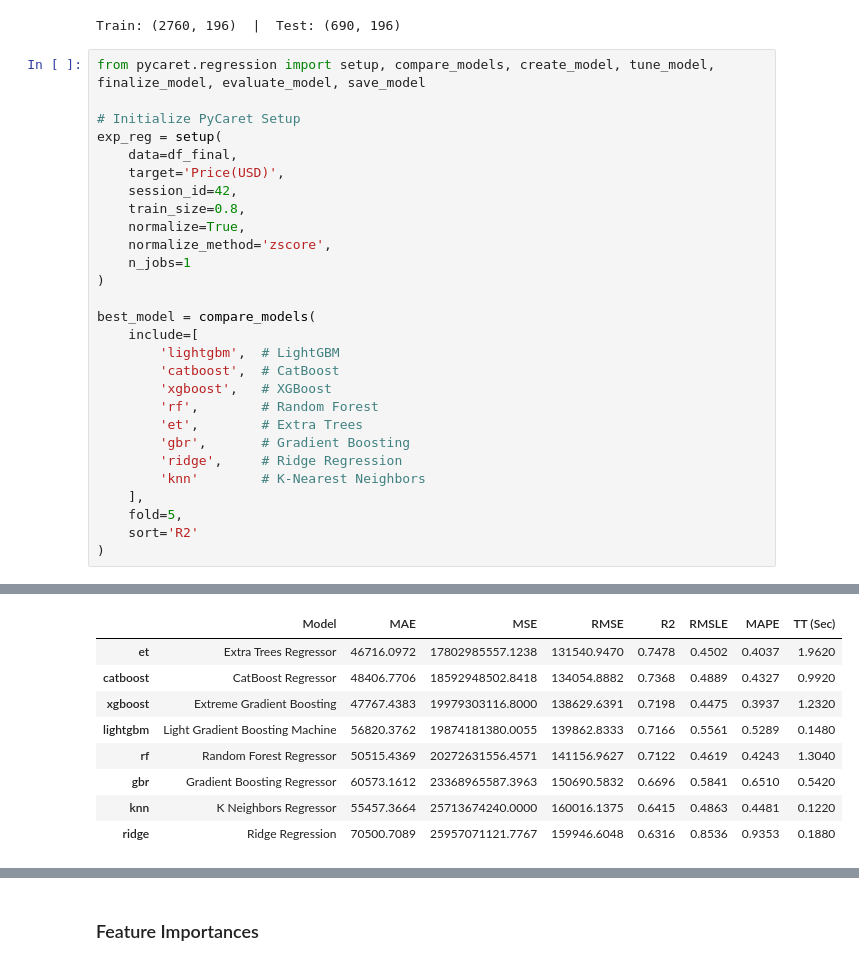
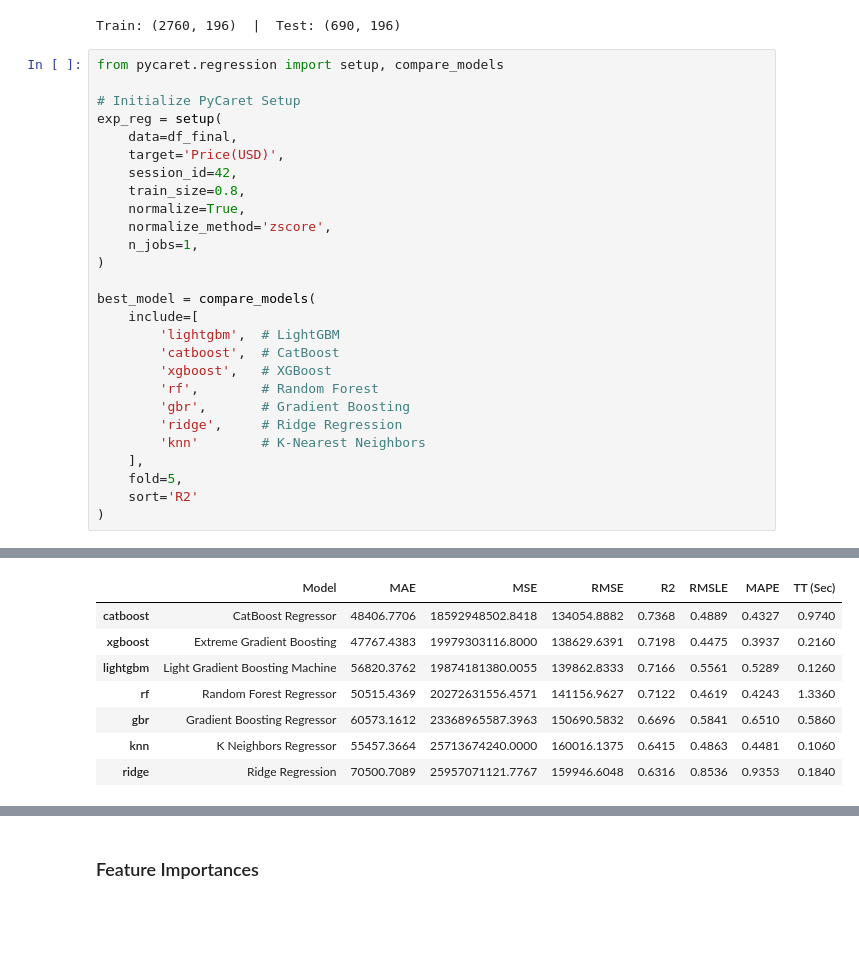
Before and after one commit to Reza-Zng/House-Price-Prediction, a Jupyter notebook: src/model.ipynb, the cells around one changed output, grey strips where cells are left out. Saved outputs shown, nothing was run; the diff lists cells and outputs as text; blank space fills up the shorter version.

```diff
--- a/src/model.ipynb
+++ b/src/model.ipynb
@@ -50,7 +49,7 @@ print(f"Train: {X_train.shape}  |  Test: {X_test.shape}")
 # %% [output]
 Train: (2760, 196)  |  Test: (690, 196)
 # %%
-from pycaret.regression import setup, compare_models, create_model, tune_model, finalize_model, evaluate_model, save_model
+from pycaret.regression import setup, compare_models
 
 # Initialize PyCaret Setup
 exp_reg = setup(
@@ -60,7 +59,7 @@ exp_reg = setup(
     train_size=0.8,
     normalize=True,
     normalize_method='zscore',
-    n_jobs=1
+    n_jobs=1,
 )
 
 best_model = compare_models(
@@ -69,7 +68,6 @@ best_model = compare_models(
         'catboost',  # CatBoost
         'xgboost',   # XGBoost
         'rf',        # Random Forest
-        'et',        # Extra Trees
         'gbr',       # Gradient Boosting
         'ridge',     # Ridge Regression
         'knn'        # K-Nearest Neighbors
@@ -98,13 +96,12 @@ best_model = compare_models(
 [interactive output not drawn]
 |  | Model | MAE | MSE | RMSE | R2 | RMSLE | MAPE | TT (Sec) |
-| et | Extra Trees Regressor | 46716.0972 | 17802985557.1238 | 131540.9470 | 0.7478 | 0.4502 | 0.4037 | 1.9620 |
-| catboost | CatBoost Regressor | 48406.7706 | 18592948502.8418 | 134054.8882 | 0.7368 | 0.4889 | 0.4327 | 0.9920 |
-| xgboost | Extreme Gradient Boosting | 47767.4383 | 19979303116.8000 | 138629.6391 | 0.7198 | 0.4475 | 0.3937 | 1.2320 |
-| lightgbm | Light Gradient Boosting Machine | 56820.3762 | 19874181380.0055 | 139862.8333 | 0.7166 | 0.5561 | 0.5289 | 0.1480 |
-| rf | Random Forest Regressor | 50515.4369 | 20272631556.4571 | 141156.9627 | 0.7122 | 0.4619 | 0.4243 | 1.3040 |
-| gbr | Gradient Boosting Regressor | 60573.1612 | 23368965587.3963 | 150690.5832 | 0.6696 | 0.5841 | 0.6510 | 0.5420 |
-| knn | K Neighbors Regressor | 55457.3664 | 25713674240.0000 | 160016.1375 | 0.6415 | 0.4863 | 0.4481 | 0.1220 |
-| ridge | Ridge Regression | 70500.7089 | 25957071121.7767 | 159946.6048 | 0.6316 | 0.8536 | 0.9353 | 0.1880 |
+| catboost | CatBoost Regressor | 48406.7706 | 18592948502.8418 | 134054.8882 | 0.7368 | 0.4889 | 0.4327 | 0.9740 |
+| xgboost | Extreme Gradient Boosting | 47767.4383 | 19979303116.8000 | 138629.6391 | 0.7198 | 0.4475 | 0.3937 | 0.2160 |
+| lightgbm | Light Gradient Boosting Machine | 56820.3762 | 19874181380.0055 | 139862.8333 | 0.7166 | 0.5561 | 0.5289 | 0.1260 |
+| rf | Random Forest Regressor | 50515.4369 | 20272631556.4571 | 141156.9627 | 0.7122 | 0.4619 | 0.4243 | 1.3360 |
+| gbr | Gradient Boosting Regressor | 60573.1612 | 23368965587.3963 | 150690.5832 | 0.6696 | 0.5841 | 0.6510 | 0.5860 |
+| knn | K Neighbors Regressor | 55457.3664 | 25713674240.0000 | 160016.1375 | 0.6415 | 0.4863 | 0.4481 | 0.1060 |
+| ridge | Ridge Regression | 70500.7089 | 25957071121.7767 | 159946.6048 | 0.6316 | 0.8536 | 0.9353 | 0.1840 |
 [interactive output not drawn]
 # %%
 # Define the parameter grid for tuning
```
Also changed, not shown: parts of 9 cells of this notebook, 7 other files.
